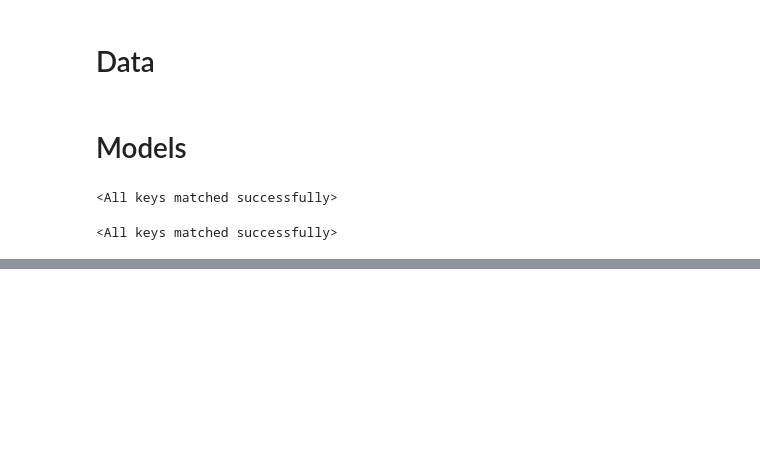
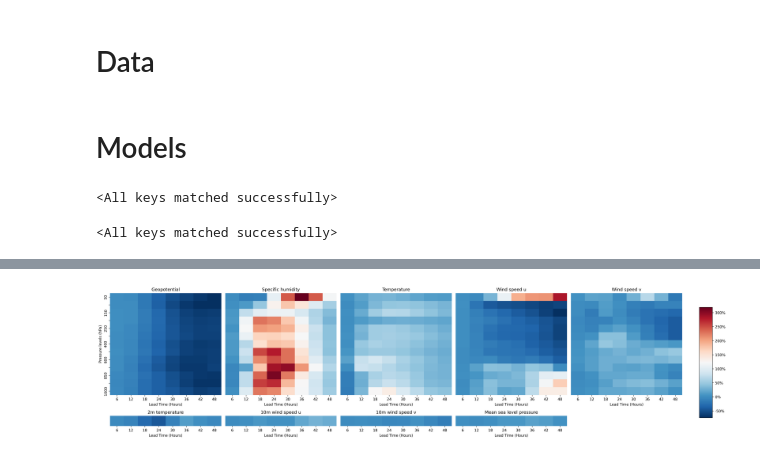
Before and after one commit to verigle/AIMS-PROJECT, a Jupyter notebook: notebooks/evaluation.ipynb, the cells around one changed output, grey strips where cells are left out. Cells and saved outputs as stored; diff of their text form; code cells hidden in the pictures; blank space fills up the shorter version.

```diff
--- a/notebooks/evaluation.ipynb
+++ b/notebooks/evaluation.ipynb
@@ -182,0 +107,6 @@ torch.Size([1, 2, 64, 80])
+# %%
+relative_surface_rmses = {}
+# %%
+for surf_var, rmses in surface_rmses_fine_tuned.items():
+
+    relative_surface_rmses[surf_var] = (surface_rmses_fine_tuned[surf_var]-surface_rmses_non_fine_tuned[surf_var])/surface_rmses_non_fine_tuned[surf_var]*100
@@ -182,0 +126,6 @@ torch.Size([1, 2, 64, 80])
+# %%
+relative_atmospheric_rmses = {}
+# %%
+for atmos_var, rmses in atmospheric_rmses_fine_tuned.items():
+
+    relative_atmospheric_rmses[atmos_var] = (atmospheric_rmses_fine_tuned[atmos_var]-atmospheric_rmses_non_fine_tuned[atmos_var])/atmospheric_rmses_non_fine_tuned[atmos_var]*100
@@ -182,0 +168,70 @@ torch.Size([1, 2, 64, 80])
+# %%
+import matplotlib.pyplot as plt
+import seaborn as sns
+import matplotlib as mpl
+import numpy as np
+from matplotlib.gridspec import GridSpec
+from matplotlib.ticker import FuncFormatter  # <-- Add this import
+
+surface_variables_names = ["2m temperature", "10m wind speed u", "10m wind speed v", "Mean sea level pressure"]
+atmospheric_variables_names = ["Geopotential", "Specific humidity", "Temperature", "Wind speed u", "Wind speed v"]
+
+num_atmospheric = len(atmospheric_rmses_fine_tuned)
+num_surface = len(surface_rmses_fine_tuned)
+n_cols = 5
+
+# Compute global vmin and vmax for color consistency
+all_values = np.concatenate(
+    [relative_atmospheric_rmses[var].flatten() for var in atmospheric_rmses_fine_tuned] +
+    [relative_surface_rmses[var].flatten() for var in surface_rmses_fine_tuned]
+)
+vmin, vmax = np.min(all_values), np.max(all_values)
+
+# Create the figure and gridspec layout with space for vertical colorbar
+fig = plt.figure(figsize=(25, 6), dpi=300)
+gs = GridSpec(2, n_cols, height_ratios=[1, 0.1], figure=fig)
+
+# Plot atmospheric heatmaps
+for i, variable in enumerate(atmospheric_rmses_fine_tuned):
+    ax = fig.add_subplot(gs[i // n_cols, i % n_cols])
+    sns.heatmap(relative_atmospheric_rmses[variable], cmap="RdBu_r", cbar=False, vmin=vmin, vmax=vmax, ax=ax)
+    ax.set_xlabel("Lead Time (Hours)")
+    if i % n_cols == 0:
+        ax.set_ylabel("Pressure levels (hPa)")
+        ax.set_yticks(np.arange(0.5, 13, 1))  # Keep all ticks
+        full_labels = [50, 100, 150, 200, 250, 300, 400, 500, 600, 700, 850, 925, 1000]
+        # Remove some labels (e.g., show only every 2nd one)
+        cleaned_labels = [label if idx % 2 == 0 else "" for idx, label in enumerate(full_labels)]
+        ax.set_yticklabels(cleaned_labels)
+
+    else:
+        ax.set_yticks([])
+    ax.set_title(f"{atmospheric_variables_names[i]}")
+    ax.set_xticks(np.arange(0.5, 8.5, 1))
+    ax.set_xticklabels(np.arange(6, 48+6, 6))
+
+# Plot surface heatmaps
+for j, variable in enumerate(surface_rmses_fine_tuned):
+    ax = fig.add_subplot(gs[1, j])
+    sns.heatmap(relative_surface_rmses[variable].reshape(1, -1), cmap="RdBu_r", cbar=False, vmin=vmin, vmax=vmax, ax=ax)
+    ax.set_xlabel("Lead Time (Hours)")
+    ax.set_ylabel("")
+    ax.set_title(f"{surface_variables_names[j]}")
+    ax.set_yticks([])
+    ax.set_xticks(np.arange(0.5, 8.5, 1))
+    ax.set_xticklabels(np.arange(6, 48+6, 6))
+
+# Add a vertical colorbar on the right side with percentage formatting
+cbar_ax = fig.add_axes([0.92, 0.15, 0.02, 0.7])
+norm = mpl.colors.Normalize(vmin=vmin, vmax=vmax)
+sm = plt.cm.ScalarMappable(cmap="RdBu_r", norm=norm)
+sm.set_array([])
+cbar = plt.colorbar(sm, cax=cbar_ax)
+
+# Format colorbar tick labels as percentages
+cbar.ax.yaxis.set_major_formatter(FuncFormatter(lambda x, _: f"{x:.0f}%"))
+
+plt.tight_layout(rect=[0, 0, 0.9, 1])
+plt.show()
+# %% [output]
+[figure, added]
```
Also changed, not shown: parts of 24 cells of this notebook, 13 other files.
